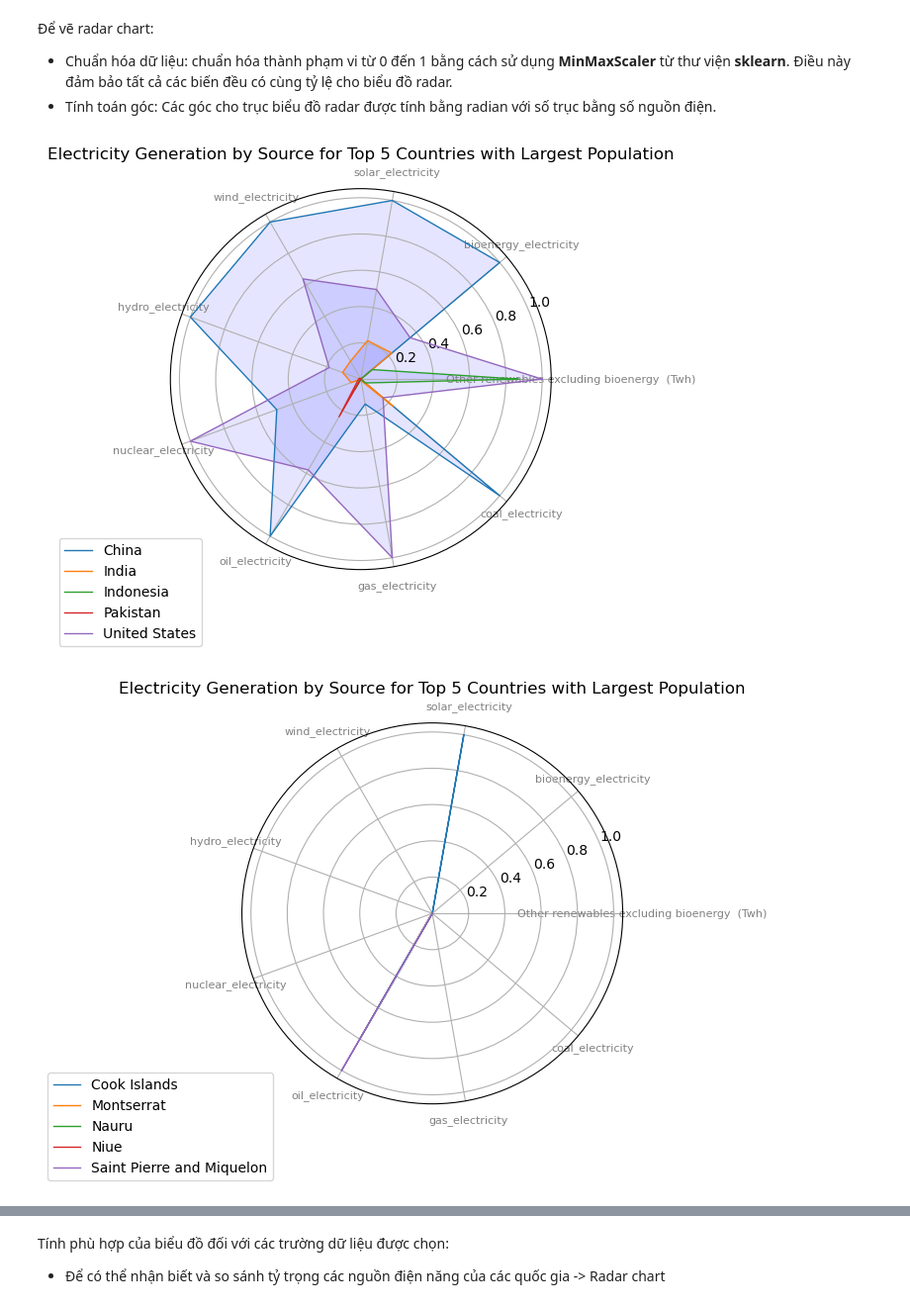
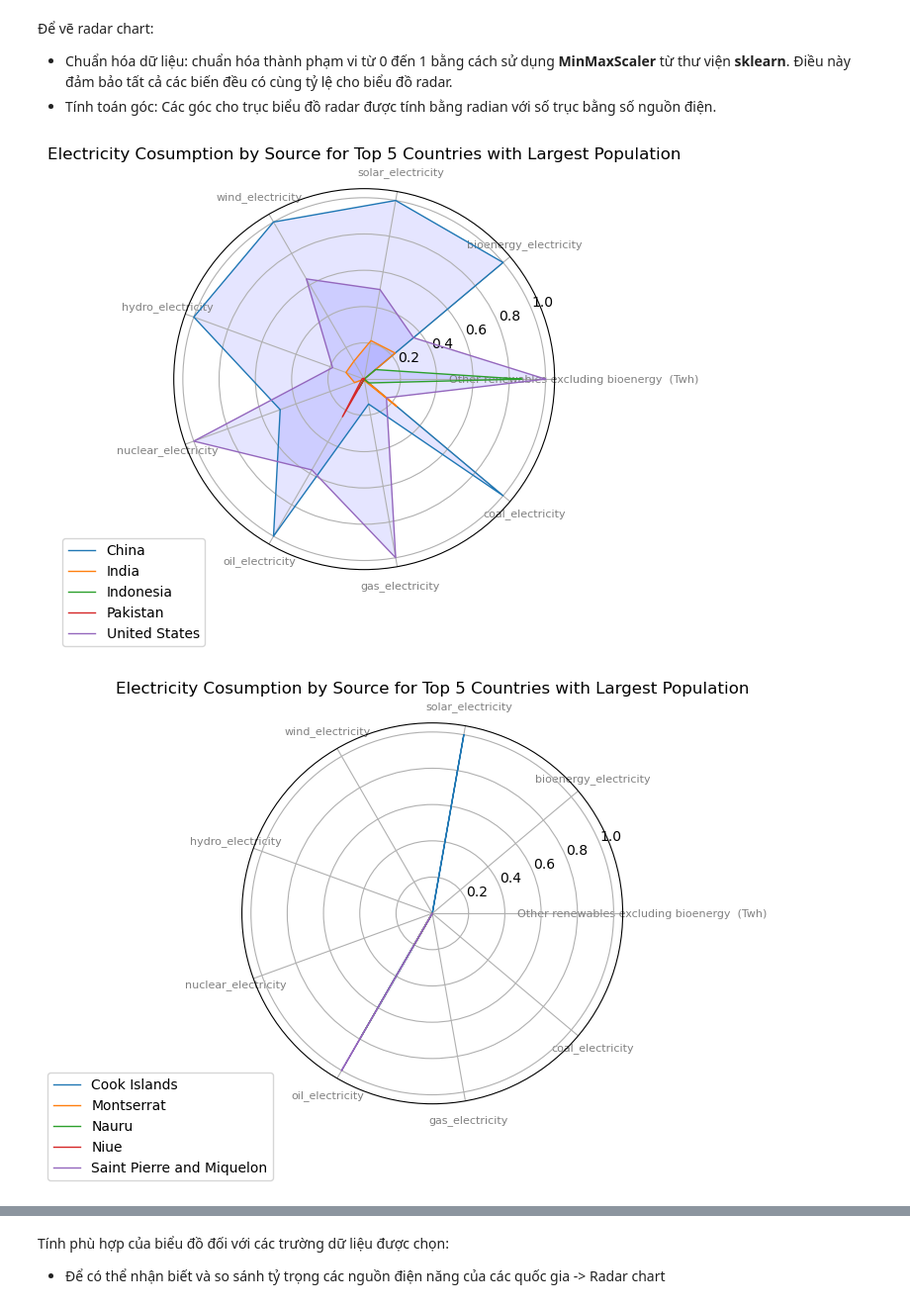
Before and after one commit to phuc-gn/Data-Visualisation-course-HCMUS, a Jupyter notebook: Lab_1/source_codes/notebook.ipynb, the cells around one changed output, grey strips where cells are left out. Shown: that part at 99% size. Drawn from its saved outputs; the diff is of its cells as text; code cells hidden in the pictures.

```diff
--- a/Lab_1/source_codes/notebook.ipynb
+++ b/Lab_1/source_codes/notebook.ipynb
@@ -525,37 +525,37 @@ columns = ['Other renewables excluding bioenergy  (Twh)', 'bioenergy_electricity
 
 # Lấy trung bình các giá trị điện năng từ năm 2020 để dễ plot
 data1 = top5_largest[top5_largest['year']>=2020].groupby('country')[columns].mean()
 data2 = top5_smallest[top5_smallest['year']>=2020].groupby('country')[columns].mean()
 
 def radar_chart(data):
-    # CHuẩn hóa
+    # Chuẩn hóa
     scaler = MinMaxScaler()
     data_normalized = scaler.fit_transform(data)
 
     # Tính toán góc
     N = len(data.columns)
     angles = [n / float(N) * 2 * np.pi for n in range(N)]
     angles += angles[:1]
 
     fig, ax = plt.subplots(figsize=(5, 5), subplot_kw=dict(polar=True))
 
     for i in range(data_normalized.shape[0]):
         values = data_normalized[i].tolist()
         values += values[:1]
         ax.plot(angles, values, linewidth=1, linestyle='solid', label=data.index[i])
         ax.fill(angles, values, 'b', alpha=0.1)
 
     plt.xticks(angles[:-1], data.columns, color='grey', size=8)
     plt.legend(loc='upper right', bbox_to_anchor=(0.1, 0.1))
-    plt.title('Electricity Generation by Source for Top 5 Countries with Largest Population')
+    plt.title('Electricity Cosumption by Source for Top 5 Countries with Largest Population')
     plt.show()
 
 
 radar_chart(data1)
 radar_chart(data2)
 # %% [output]
-[figure, old version]
+[figure, new version]
-[figure, old version]
+[figure, new version]
 # %% [markdown]
 **NHẬN XÉT:**
 
```
Also changed, not shown: parts of 1 cell of this notebook, 1 other file.
